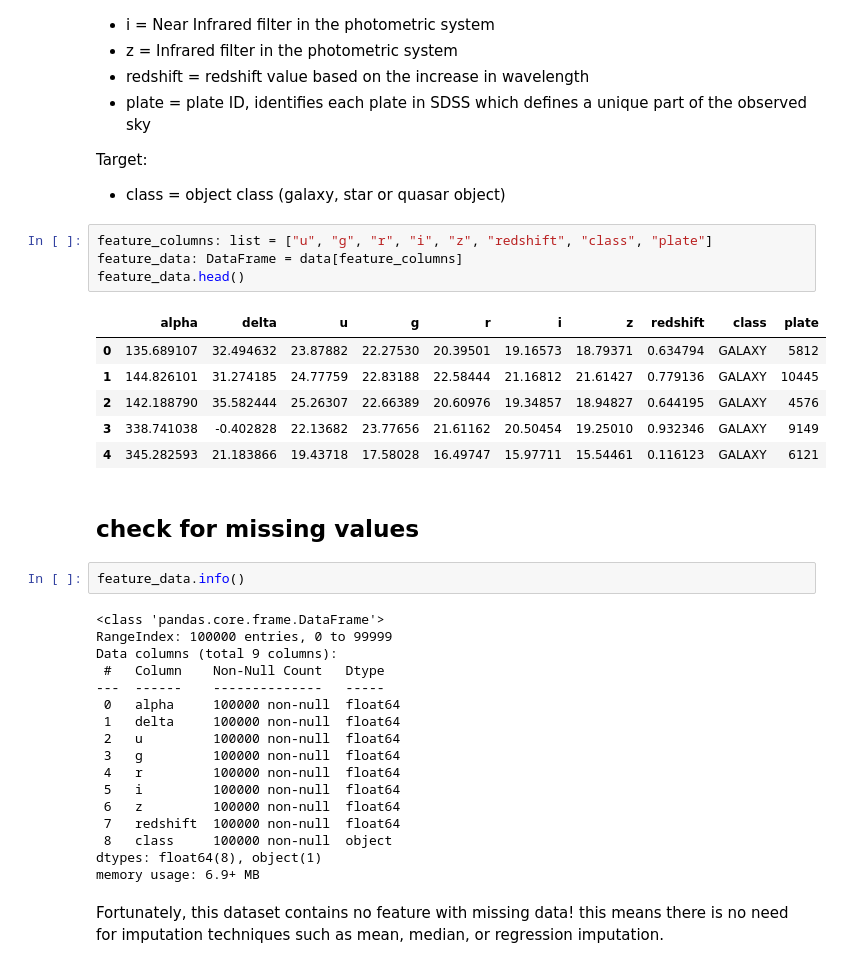
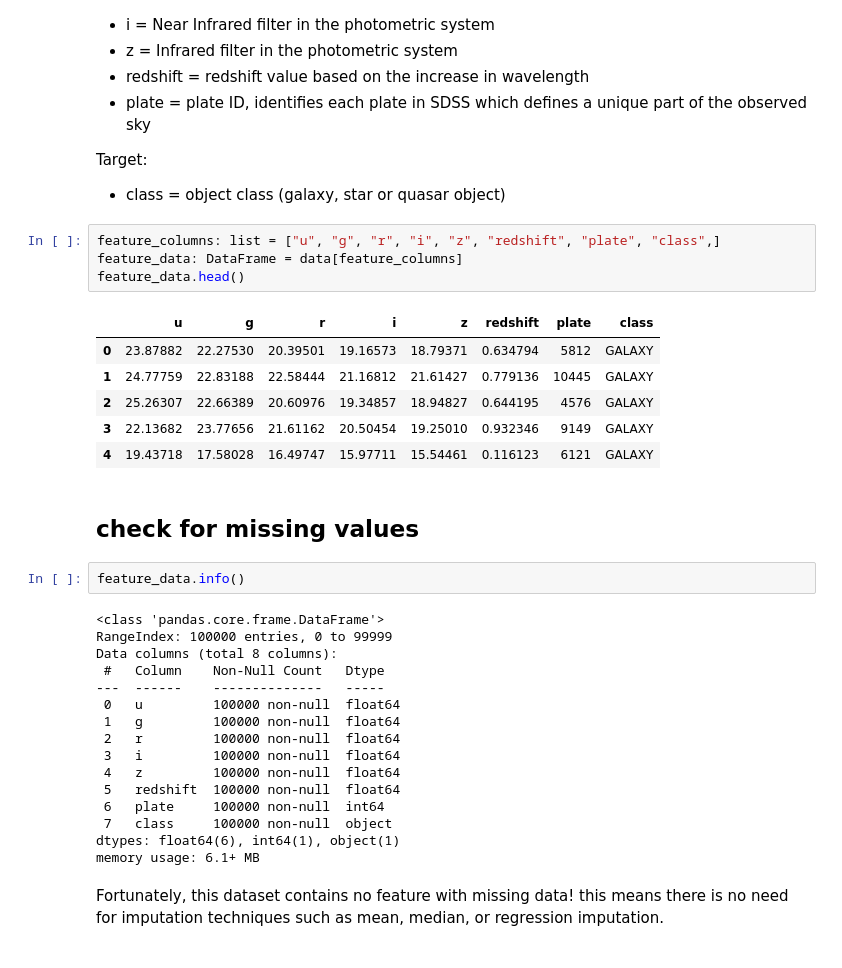
Before and after one commit to NicolaHorst/UNI_Stellar_Classification, a Jupyter notebook: 01_Data_Analysis.ipynb, the cells around one changed output. Drawn from its saved outputs; the diff is of its cells as text.

```diff
--- a/01_Data_Analysis.ipynb
+++ b/01_Data_Analysis.ipynb
@@ -50,16 +50,16 @@ Descriptive Features of the Observation:
 Target:
 - class = object class (galaxy, star or quasar object)
 # %%
-feature_columns: list = ["u", "g", "r", "i", "z", "redshift", "class", "plate"]
+feature_columns: list = ["u", "g", "r", "i", "z", "redshift", "plate", "class",]
 feature_data: DataFrame = data[feature_columns]
 feature_data.head()
 # %% [output]
-|  | alpha | delta | u | g | r | i | z | redshift | class | plate |
-| 0 | 135.689107 | 32.494632 | 23.87882 | 22.27530 | 20.39501 | 19.16573 | 18.79371 | 0.634794 | GALAXY | 5812 |
-| 1 | 144.826101 | 31.274185 | 24.77759 | 22.83188 | 22.58444 | 21.16812 | 21.61427 | 0.779136 | GALAXY | 10445 |
-| 2 | 142.188790 | 35.582444 | 25.26307 | 22.66389 | 20.60976 | 19.34857 | 18.94827 | 0.644195 | GALAXY | 4576 |
-| 3 | 338.741038 | -0.402828 | 22.13682 | 23.77656 | 21.61162 | 20.50454 | 19.25010 | 0.932346 | GALAXY | 9149 |
-| 4 | 345.282593 | 21.183866 | 19.43718 | 17.58028 | 16.49747 | 15.97711 | 15.54461 | 0.116123 | GALAXY | 6121 |
+|  | u | g | r | i | z | redshift | plate | class |
+| 0 | 23.87882 | 22.27530 | 20.39501 | 19.16573 | 18.79371 | 0.634794 | 5812 | GALAXY |
+| 1 | 24.77759 | 22.83188 | 22.58444 | 21.16812 | 21.61427 | 0.779136 | 10445 | GALAXY |
+| 2 | 25.26307 | 22.66389 | 20.60976 | 19.34857 | 18.94827 | 0.644195 | 4576 | GALAXY |
+| 3 | 22.13682 | 23.77656 | 21.61162 | 20.50454 | 19.25010 | 0.932346 | 9149 | GALAXY |
+| 4 | 19.43718 | 17.58028 | 16.49747 | 15.97711 | 15.54461 | 0.116123 | 6121 | GALAXY |
 # %% [markdown]
 ## check for missing values
 # %%
@@ -67,20 +67,19 @@ feature_data.info()
 # %% [output]
 <class 'pandas.core.frame.DataFrame'>
 RangeIndex: 100000 entries, 0 to 99999
-Data columns (total 9 columns):
+Data columns (total 8 columns):
  #   Column    Non-Null Count   Dtype
 ---  ------    --------------   -----
- 0   alpha     100000 non-null  float64
- 1   delta     100000 non-null  float64
- 2   u         100000 non-null  float64
- 3   g         100000 non-null  float64
- 4   r         100000 non-null  float64
- 5   i         100000 non-null  float64
- 6   z         100000 non-null  float64
- 7   redshift  100000 non-null  float64
- 8   class     100000 non-null  object
-dtypes: float64(8), object(1)
-memory usage: 6.9+ MB
+ 0   u         100000 non-null  float64
+ 1   g         100000 non-null  float64
+ 2   r         100000 non-null  float64
+ 3   i         100000 non-null  float64
+ 4   z         100000 non-null  float64
+ 5   redshift  100000 non-null  float64
+ 6   plate     100000 non-null  int64
+ 7   class     100000 non-null  object
+dtypes: float64(6), int64(1), object(1)
+memory usage: 6.1+ MB
 # %% [markdown]
 Fortunately, this dataset contains no feature with missing data!
 this means there is no need for imputation techniques such as mean, median, or regression imputation.
```
Also changed, not shown: parts of 16 cells of this notebook, 7 other files.
